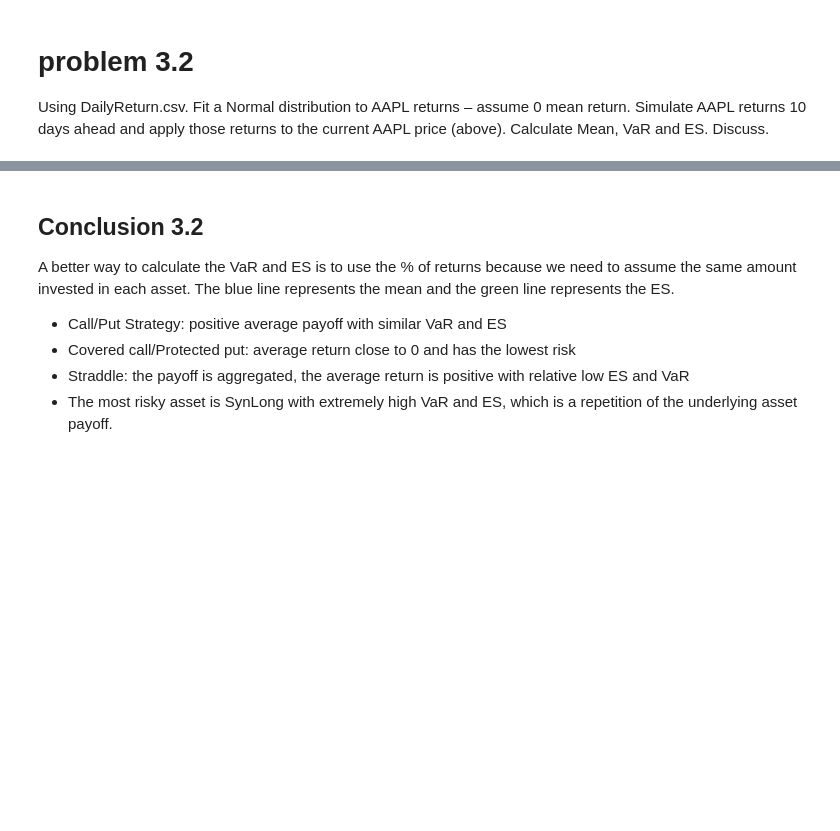
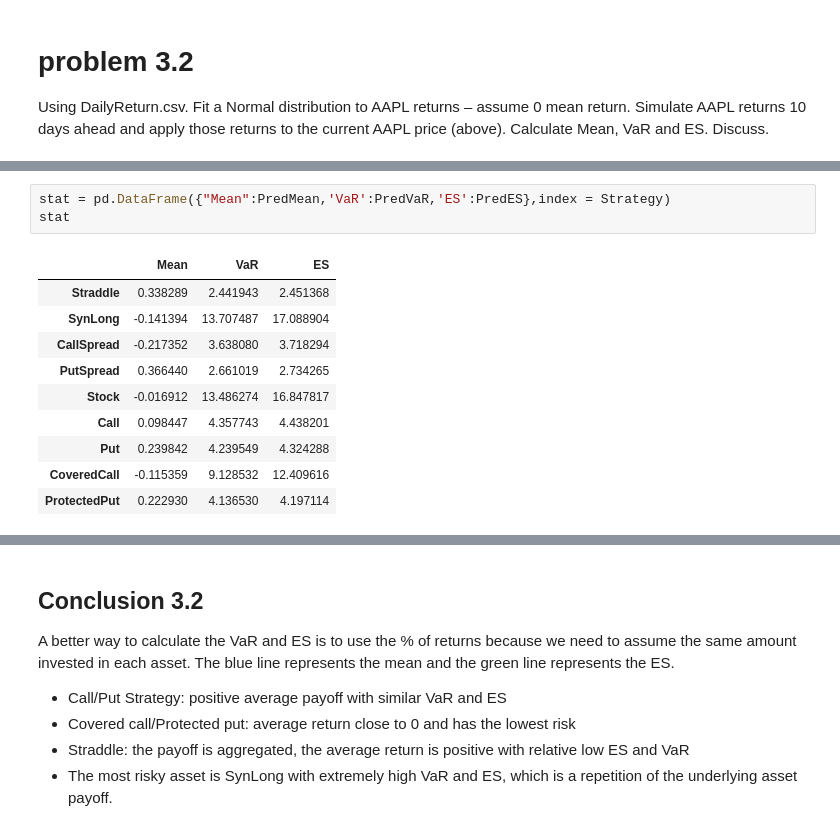
Before and after one commit to zeshengli98/Fintech590-Risk, a Jupyter notebook: Week06/Week06.ipynb, the cells around one changed output, grey strips where cells are left out. Saved outputs shown, nothing was run; the diff lists cells and outputs as text; blank space fills up the shorter version.

```diff
--- a/Week06/Week06.ipynb
+++ b/Week06/Week06.ipynb
@@ -342 +364,15 @@ stat
+# %%
+stat = pd.DataFrame({"Mean":PredMean,'VaR':PredVaR,'ES':PredES},index = Strategy)
+stat
+# %% [output]
+|  | Mean | VaR | ES |
+| Straddle | 0.338289 | 2.441943 | 2.451368 |
+| SynLong | -0.141394 | 13.707487 | 17.088904 |
+| CallSpread | -0.217352 | 3.638080 | 3.718294 |
+| PutSpread | 0.366440 | 2.661019 | 2.734265 |
+| Stock | -0.016912 | 13.486274 | 16.847817 |
+| Call | 0.098447 | 4.357743 | 4.438201 |
+| Put | 0.239842 | 4.239549 | 4.324288 |
+| CoveredCall | -0.115359 | 9.128532 | 12.409616 |
+| ProtectedPut | 0.222930 | 4.136530 | 4.197114 |
 # %%
```
Also changed, not shown: parts of 6 cells of this notebook, 17 other files.
